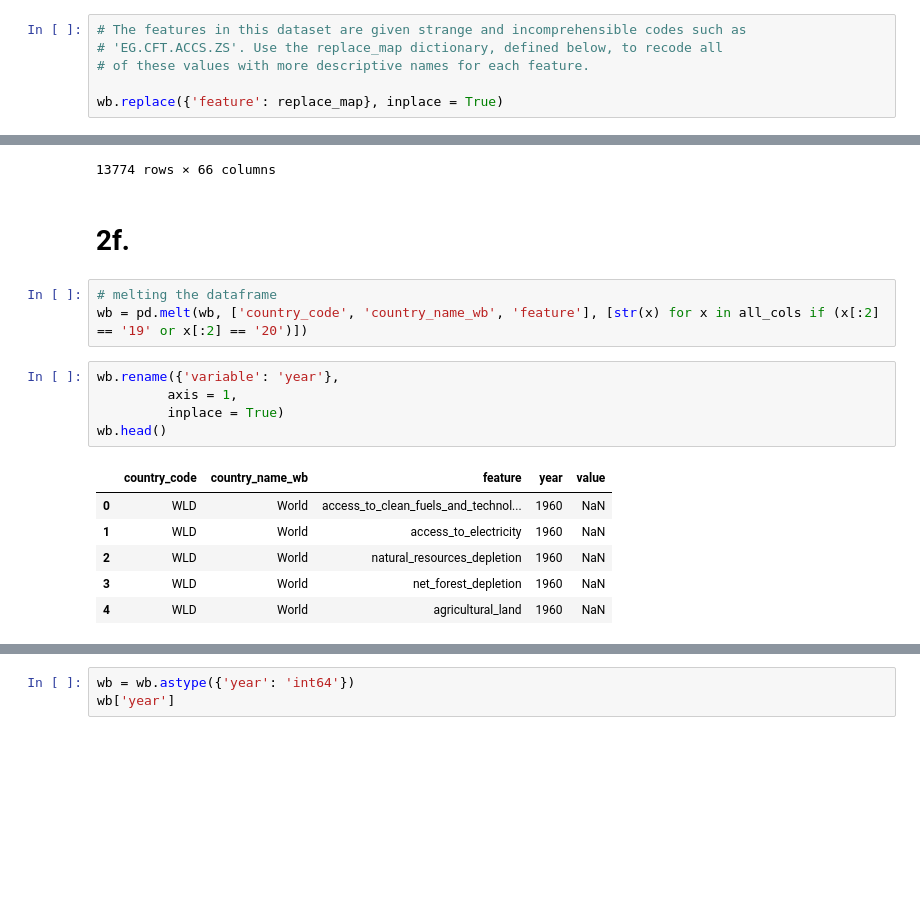
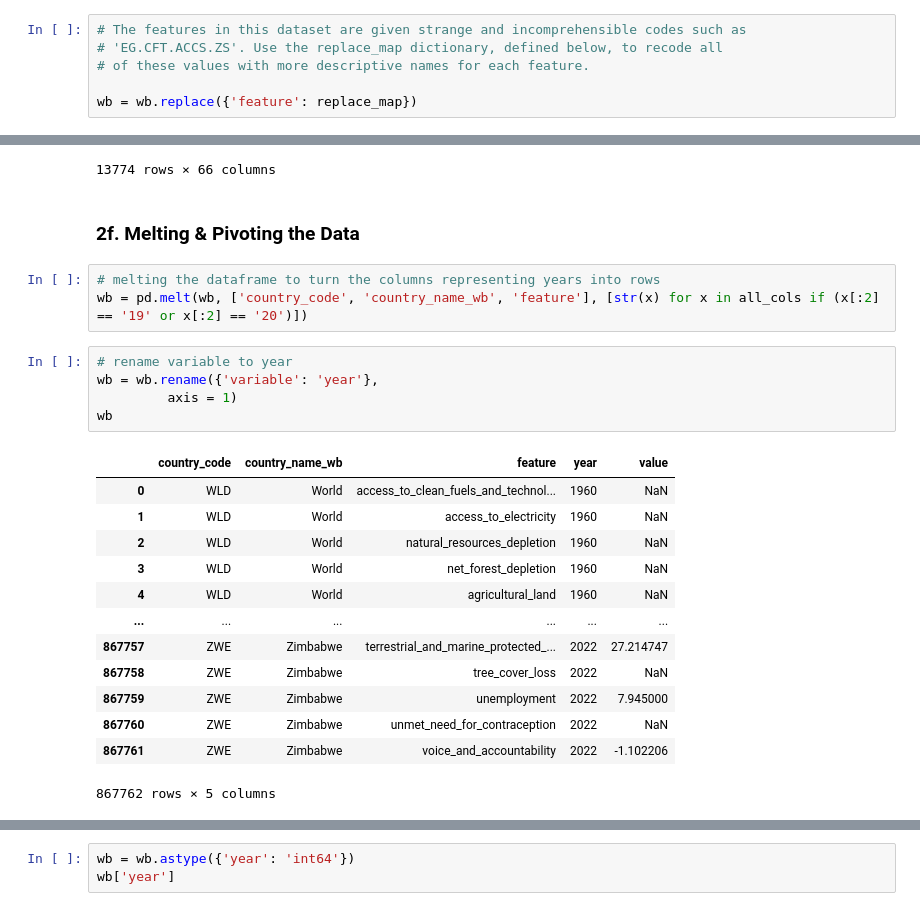
Before and after one commit to eanelson01/Lab3, a Jupyter notebook: lab3_notebook.ipynb, the cells around one changed output, grey strips where cells are left out. Cells and saved outputs as stored; diff of their text form; blank space fills up the shorter version.

```diff
--- a/lab3_notebook.ipynb
+++ b/lab3_notebook.ipynb
@@ -322,4 +327,4 @@ replace_map = {
 # 'EG.CFT.ACCS.ZS'. Use the replace_map dictionary, defined below, to recode all
 # of these values with more descriptive names for each feature.
 
-wb.replace({'feature': replace_map}, inplace = True)
+wb = wb.replace({'feature': replace_map})
@@ -346,20 +345,27 @@ wb
 | 16968 | ZWE | Zimbabwe | voice_and_accountability | NaN | NaN | NaN | NaN | NaN | NaN | NaN | ... |
 13774 rows × 66 columns
 # %% [markdown]
-# 2f.
+### 2f. Melting & Pivoting the Data
 # %%
-# melting the dataframe
+# melting the dataframe to turn the columns representing years into rows
 wb = pd.melt(wb, ['country_code', 'country_name_wb', 'feature'], [str(x) for x in all_cols if (x[:2] == '19' or x[:2] == '20')])
 # %%
-wb.rename({'variable': 'year'},
-         axis = 1,
-         inplace = True)
-wb.head()
+# rename variable to year
+wb = wb.rename({'variable': 'year'},
+         axis = 1)
+wb
 # %% [output]
 |  | country_code | country_name_wb | feature | year | value |
 | 0 | WLD | World | access_to_clean_fuels_and_technol... | 1960 | NaN |
 | 1 | WLD | World | access_to_electricity | 1960 | NaN |
 | 2 | WLD | World | natural_resources_depletion | 1960 | NaN |
 | 3 | WLD | World | net_forest_depletion | 1960 | NaN |
 | 4 | WLD | World | agricultural_land | 1960 | NaN |
+| ... | ... | ... | ... | ... | ... |
+| 867757 | ZWE | Zimbabwe | terrestrial_and_marine_protected_... | 2022 | 27.214747 |
+| 867758 | ZWE | Zimbabwe | tree_cover_loss | 2022 | NaN |
+| 867759 | ZWE | Zimbabwe | unemployment | 2022 | 7.945000 |
+| 867760 | ZWE | Zimbabwe | unmet_need_for_contraception | 2022 | NaN |
+| 867761 | ZWE | Zimbabwe | voice_and_accountability | 2022 | -1.102206 |
+867762 rows × 5 columns
 # %%
```
Also changed, not shown: parts of 58 cells of this notebook, 1 other file.
